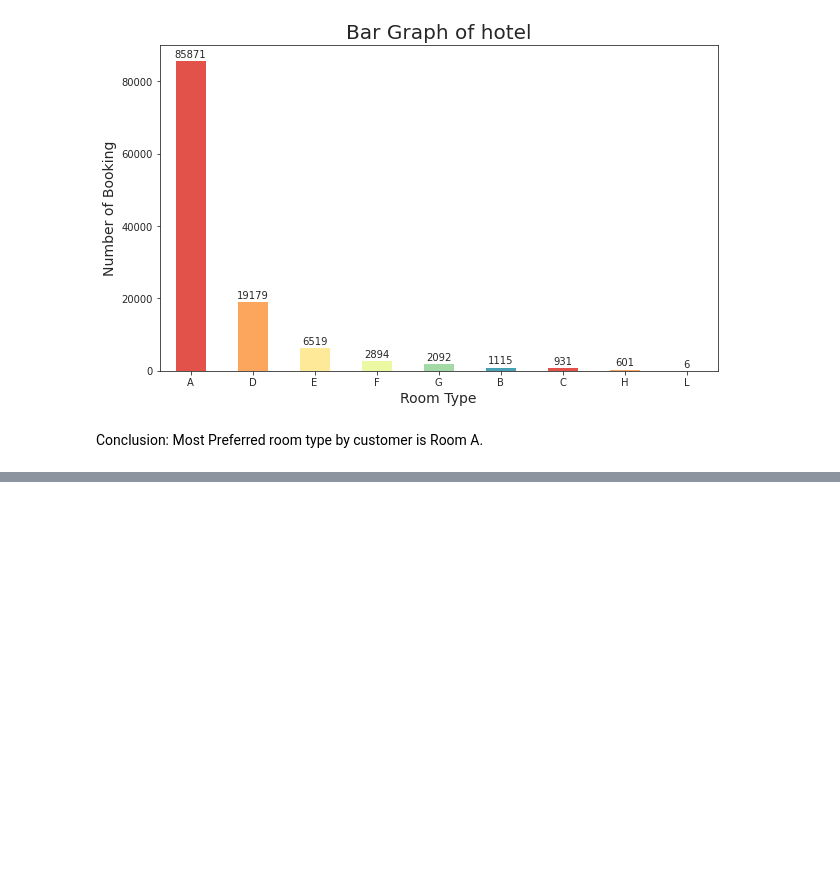
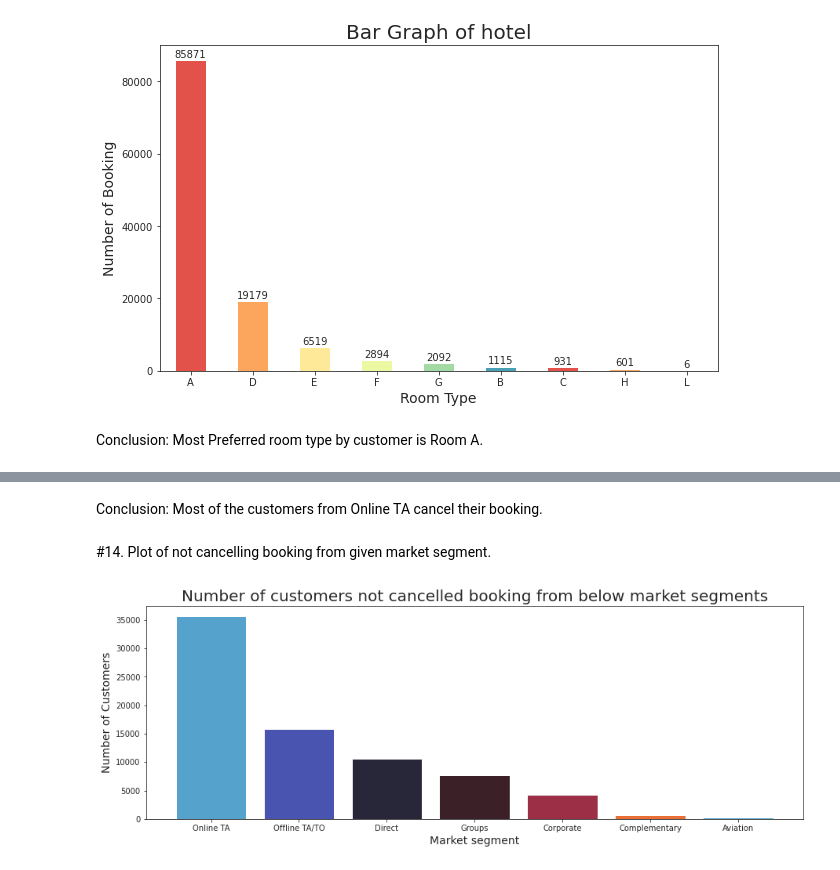
Before and after one commit to jerry14771/Hotel-Booking-Analysis, a Jupyter notebook: Hotel_Booking_Analysis_Capstone_Project.ipynb, the cells around one changed output, grey strips where cells are left out. Saved outputs shown, nothing was run; the diff lists cells and outputs as text; code cells hidden in the pictures; blank space fills up the shorter version.

```diff
--- a/Hotel_Booking_Analysis_Capstone_Project.ipynb
+++ b/Hotel_Booking_Analysis_Capstone_Project.ipynb
@@ -327,0 +378,17 @@ Conclusion: Most Preferred room type by customer is Room A.
+# %% [markdown]
+Conclusion: Most of the customers from Online TA cancel their booking.
+# %% [markdown]
+#14. Plot of not cancelling booking from given market segment.
+# %%
+#barplot for booking not cancelled and the market segment
+counttt = dict(df2['market_segment'].value_counts())
+aa=list(counttt.keys())
+bb=list(counttt.values())
+plt.figure(figsize = (15, 5))
+plt.bar(aa,bb ,width=0.8, color=sns.color_palette('icefire'))
+plt.title('Number of customers not cancelled booking from below market segments',fontsize = 20)
+plt.xlabel('Market segment' ,fontsize = 14)
+plt.ylabel('Number of Customers', fontsize = 14)
+plt.show()
+# %% [output]
+[figure, added]
```
Also changed, not shown: parts of 13 cells of this notebook.
